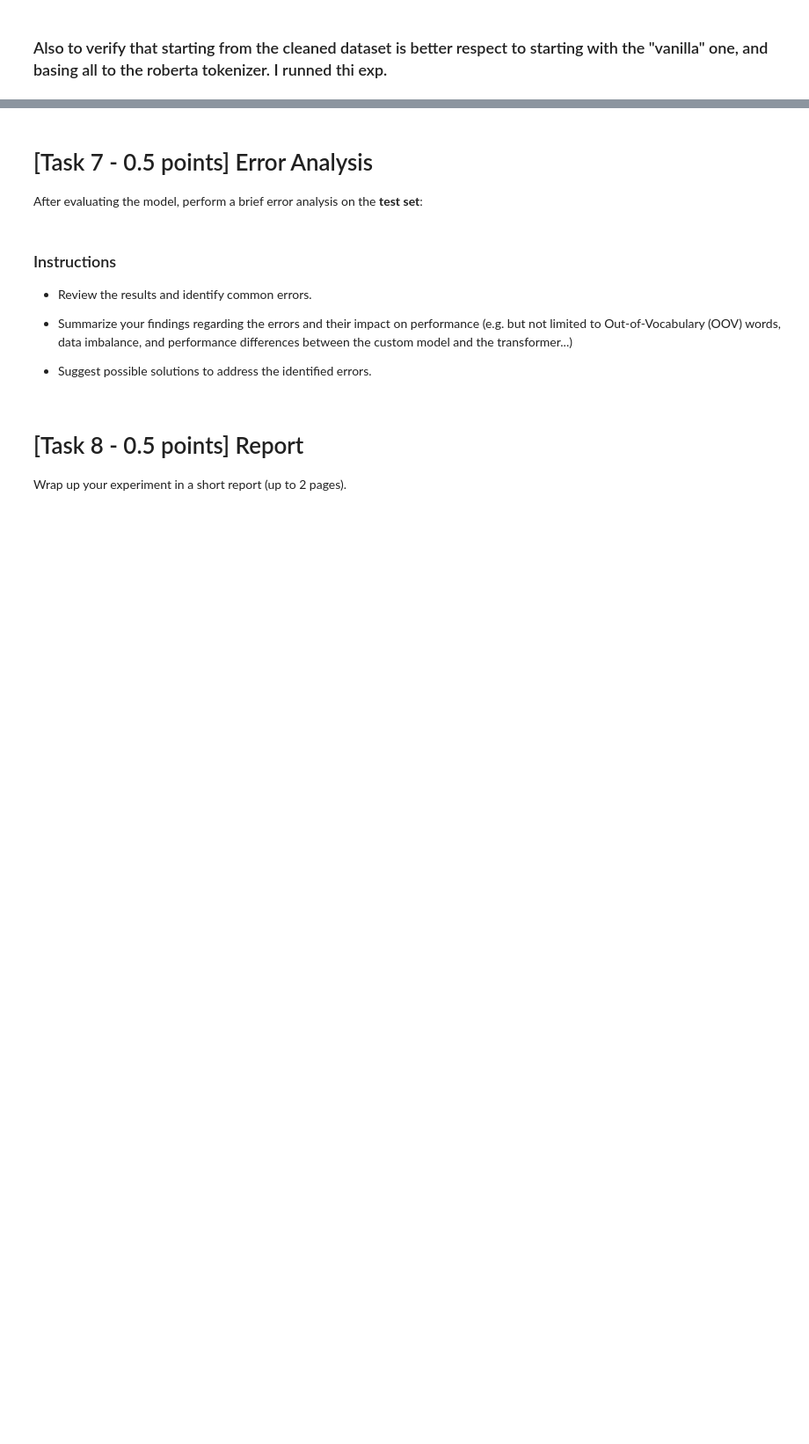
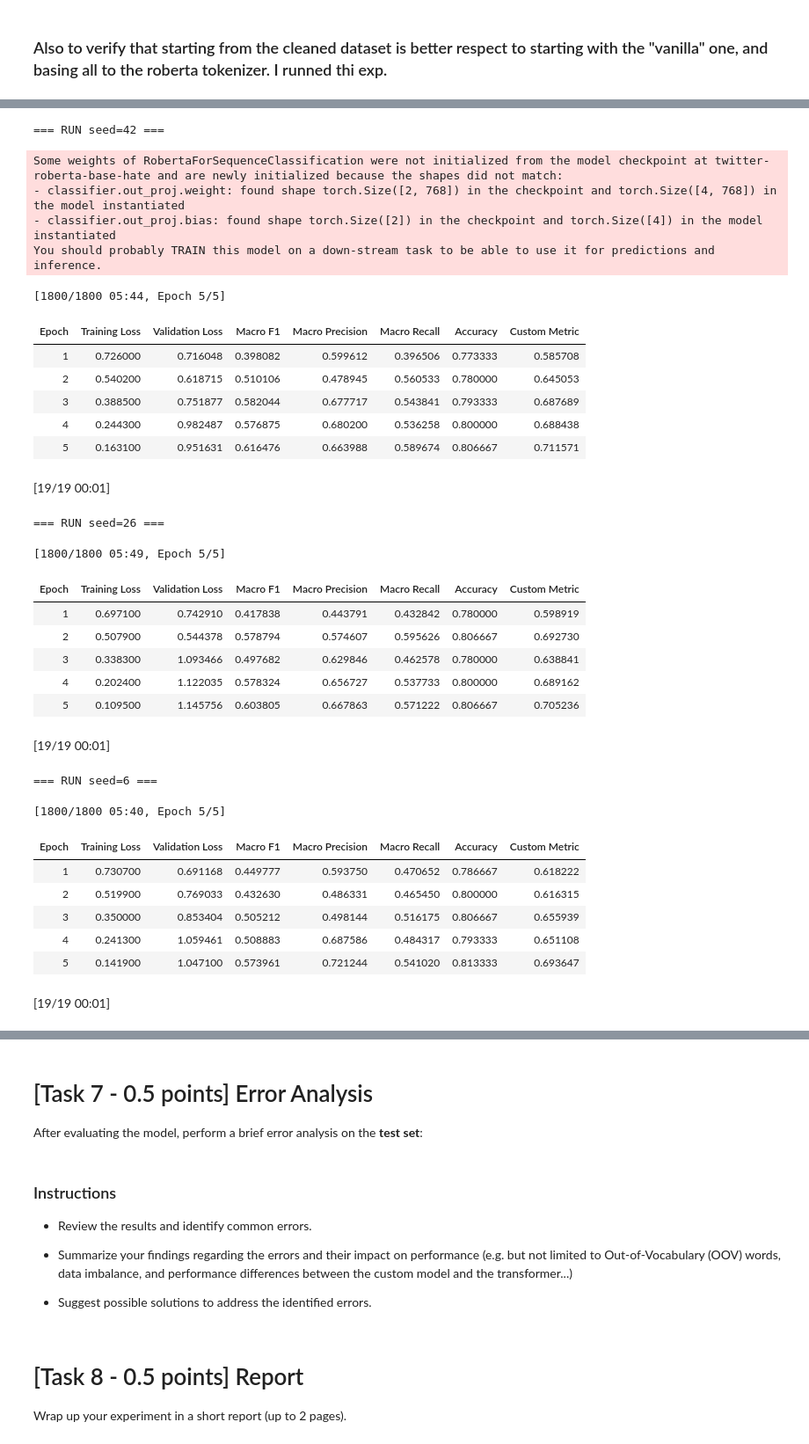
Before and after one commit to 26leonardo/NLP_project, a Jupyter notebook: A1/Assignment1-2526.ipynb, the cells around one changed output, grey strips where cells are left out. Shown at 88% size. Saved outputs shown, nothing was run; the diff lists cells and outputs as text; code cells hidden in the pictures; blank space fills up the shorter version.

```diff
--- a/A1/Assignment1-2526.ipynb
+++ b/A1/Assignment1-2526.ipynb
@@ -1357,7 +1427,39 @@ val_data = val_data.map(preprocess_text_vanilla, batched=True)
 # %%
-results, logs, best_model_dirs = train_evaluate_model(seeds, hyper, output_dir, fine_tune_partially = False, DEBUG=True, best_subdir_name=None, plot=False)
+results, logs, best_model_dirs = train_evaluate_model(seeds, hyper, output_dir, fine_tune_partially = False, VERBOSE = False, best_subdir_name=None)
 df_out = pd.DataFrame(results)
 df_out = df_out.sort_values("test_macro_f1", ascending=False).reset_index(drop=True)
+# %% [output]
+=== RUN seed=42 ===
+Some weights of RobertaForSequenceClassification were not initialized from the model checkpoint at twitter-roberta-base-hate and are newly initialized because the shapes did not match:
+- classifier.out_proj.weight: found shape torch.Size([2, 768]) in the checkpoint and torch.Size([4, 768]) in the model instantiated
+- classifier.out_proj.bias: found shape torch.Size([2]) in the checkpoint and torch.Size([4]) in the model instantiated
+You should probably TRAIN this model on a down-stream task to be able to use it for predictions and inference.
+[1800/1800 05:44, Epoch 5/5]
+| Epoch | Training Loss | Validation Loss | Macro F1 | Macro Precision | Macro Recall | Accuracy | Custom Metric |
+| 1 | 0.726000 | 0.716048 | 0.398082 | 0.599612 | 0.396506 | 0.773333 | 0.585708 |
+| 2 | 0.540200 | 0.618715 | 0.510106 | 0.478945 | 0.560533 | 0.780000 | 0.645053 |
+| 3 | 0.388500 | 0.751877 | 0.582044 | 0.677717 | 0.543841 | 0.793333 | 0.687689 |
+| 4 | 0.244300 | 0.982487 | 0.576875 | 0.680200 | 0.536258 | 0.800000 | 0.688438 |
+| 5 | 0.163100 | 0.951631 | 0.616476 | 0.663988 | 0.589674 | 0.806667 | 0.711571 |
+[19/19 00:01]
+=== RUN seed=26 ===
+[1800/1800 05:49, Epoch 5/5]
+| Epoch | Training Loss | Validation Loss | Macro F1 | Macro Precision | Macro Recall | Accuracy | Custom Metric |
+| 1 | 0.697100 | 0.742910 | 0.417838 | 0.443791 | 0.432842 | 0.780000 | 0.598919 |
+| 2 | 0.507900 | 0.544378 | 0.578794 | 0.574607 | 0.595626 | 0.806667 | 0.692730 |
+| 3 | 0.338300 | 1.093466 | 0.497682 | 0.629846 | 0.462578 | 0.780000 | 0.638841 |
+| 4 | 0.202400 | 1.122035 | 0.578324 | 0.656727 | 0.537733 | 0.800000 | 0.689162 |
+| 5 | 0.109500 | 1.145756 | 0.603805 | 0.667863 | 0.571222 | 0.806667 | 0.705236 |
+[19/19 00:01]
+=== RUN seed=6 ===
+[1800/1800 05:40, Epoch 5/5]
+| Epoch | Training Loss | Validation Loss | Macro F1 | Macro Precision | Macro Recall | Accuracy | Custom Metric |
+| 1 | 0.730700 | 0.691168 | 0.449777 | 0.593750 | 0.470652 | 0.786667 | 0.618222 |
+| 2 | 0.519900 | 0.769033 | 0.432630 | 0.486331 | 0.465450 | 0.800000 | 0.616315 |
+| 3 | 0.350000 | 0.853404 | 0.505212 | 0.498144 | 0.516175 | 0.806667 | 0.655939 |
+| 4 | 0.241300 | 1.059461 | 0.508883 | 0.687586 | 0.484317 | 0.793333 | 0.651108 |
+| 5 | 0.141900 | 1.047100 | 0.573961 | 0.721244 | 0.541020 | 0.813333 | 0.693647 |
+[19/19 00:01]
 # %%
 display(df_out.filter(regex='seed|best_epoch|val').sort_values("val_macro_f1", ascending=False))
 display(df_out.sort_values("val_macro_f1", ascending=False).filter(regex='seed|best_epoch|test'))
```
Also changed, not shown: parts of 9 cells of this notebook, 8 other files.
